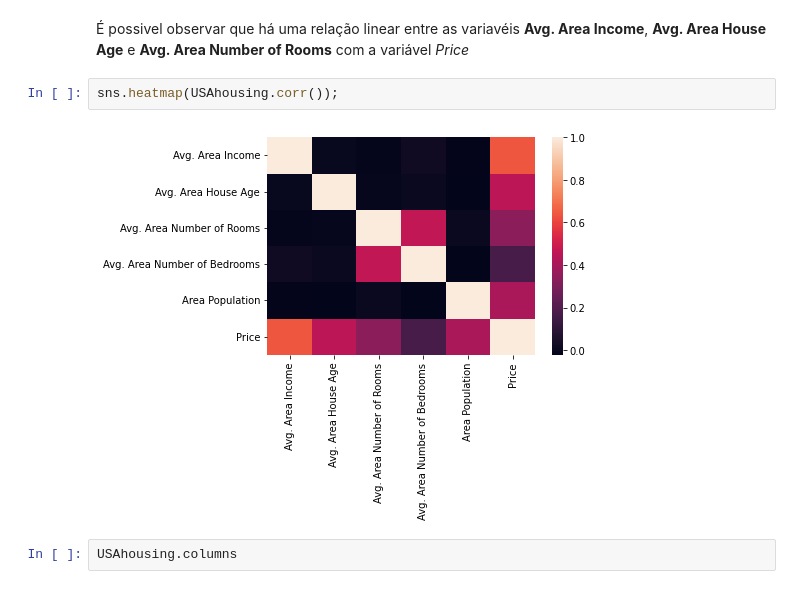
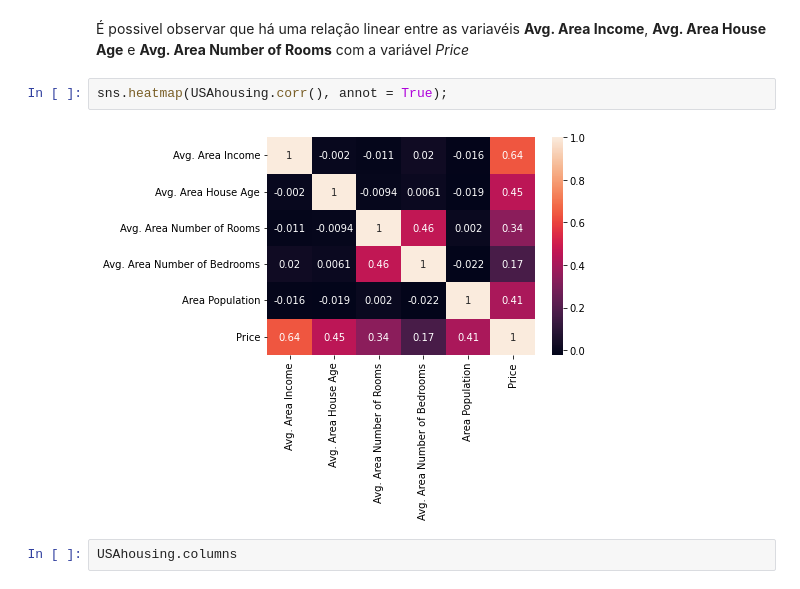
Before and after one commit to FivMeyer/Python_Studies, a Jupyter notebook: 02_linear_regression.ipynb, the cells around one changed output. Cells and saved outputs as stored; diff of their text form.

```diff
--- a/02_linear_regression.ipynb
+++ b/02_linear_regression.ipynb
@@ -53,9 +54,9 @@ sns.pairplot(USAhousing);
 # %% [markdown]
 É possivel observar que há uma relação linear entre as variavéis **Avg. Area Income**, **Avg. Area House Age** e **Avg. Area Number of Rooms** com a variável *Price*
 # %%
-sns.heatmap(USAhousing.corr());
+sns.heatmap(USAhousing.corr(), annot = True);
 # %% [output]
-[figure, old version]
+[figure, new version]
 # %%
 USAhousing.columns
 # %% [output]
```
Also changed, not shown: parts of 27 cells of this notebook.
